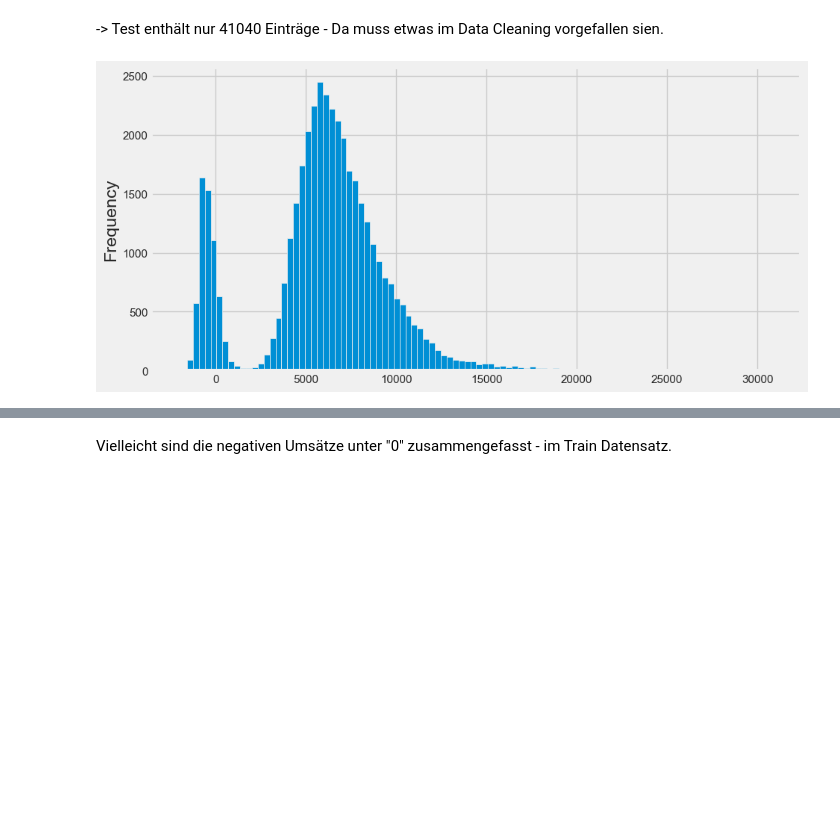
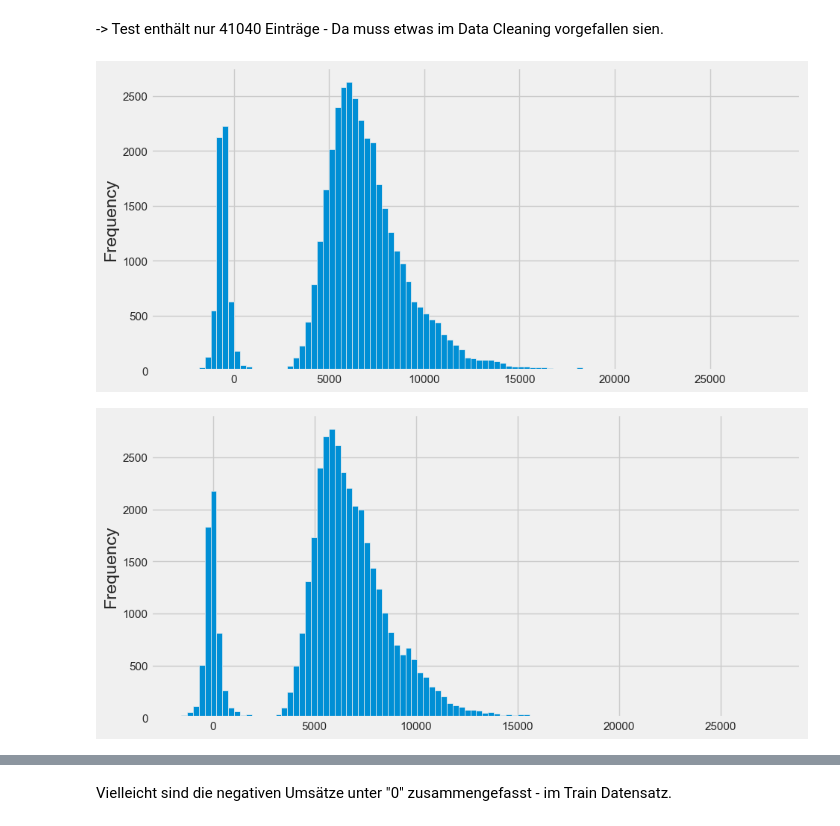
Before and after one commit to liamwan/rss-forecasts, a Jupyter notebook: rossmann-store-sales.ipynb, the cells around one changed output, grey strips where cells are left out. Drawn from its saved outputs; the diff is of its cells as text; code cells hidden in the pictures; blank space fills up the shorter version.

Commit message:
first 2 working submissions

```diff
--- a/rossmann-store-sales.ipynb
+++ b/rossmann-store-sales.ipynb
@@ -983,10 +912,17 @@ test.shape
 -> Test enthält nur 41040 Einträge - Da muss etwas im Data Cleaning vorgefallen sien.
 # %%
 # plot submission file
+submission = pd.read_csv('submission.csv')
 submission['Sales'].plot(kind='hist', bins=100, figsize=(10, 5))
 plt.show()
+
+# plot submission-xgb file
+submission_xgb = pd.read_csv('submission-xgb.csv')
+submission_xgb['Sales'].plot(kind='hist', bins=100, figsize=(10, 5))
+plt.show()
 # %% [output]
-[figure, old version]
+[figure, new version]
+[figure, added]
 # %%
 # plot train file
 train['Sales'].plot(kind='hist', bins=100, figsize=(10, 5))
```
Also changed, not shown: parts of 31 cells of this notebook, 1 other file.
